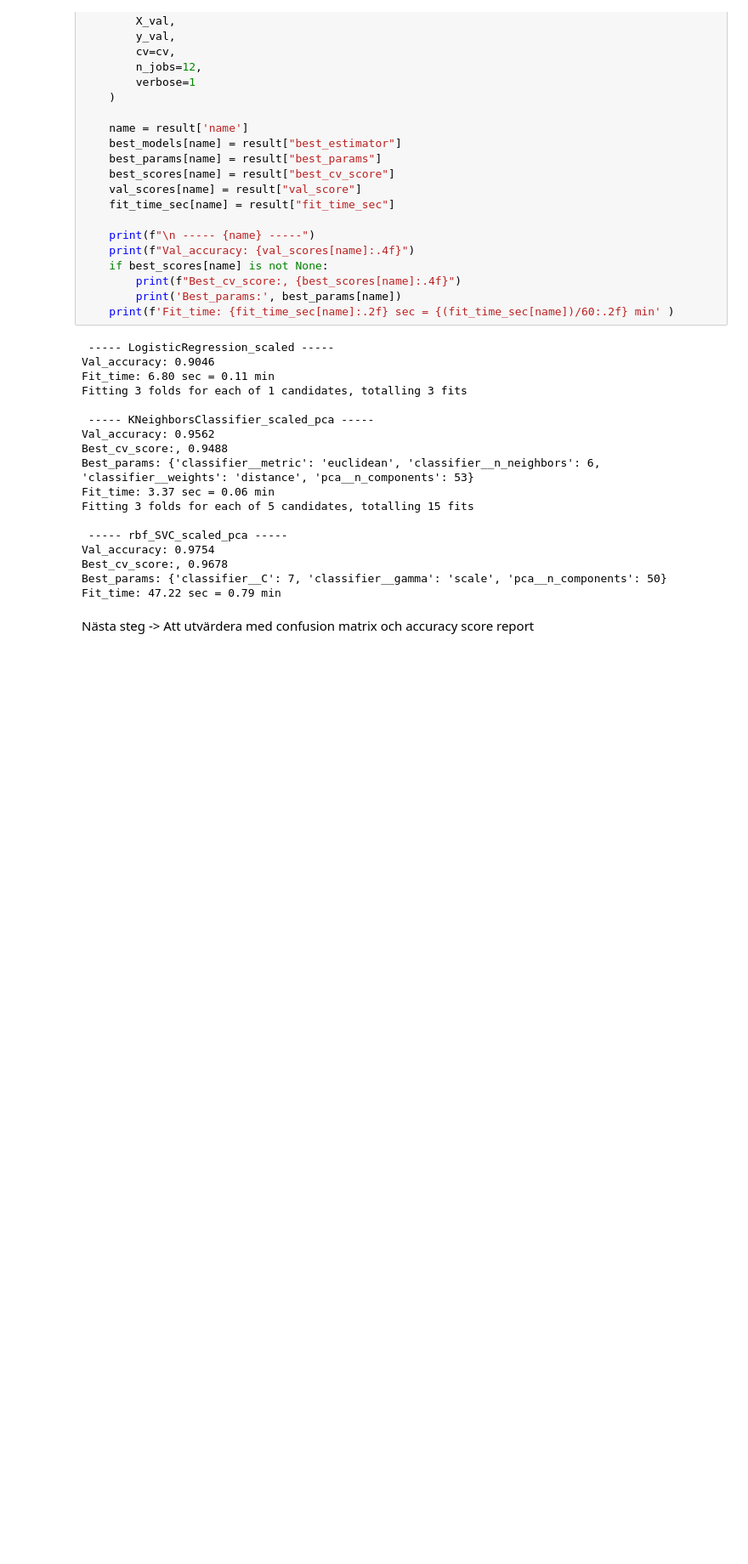
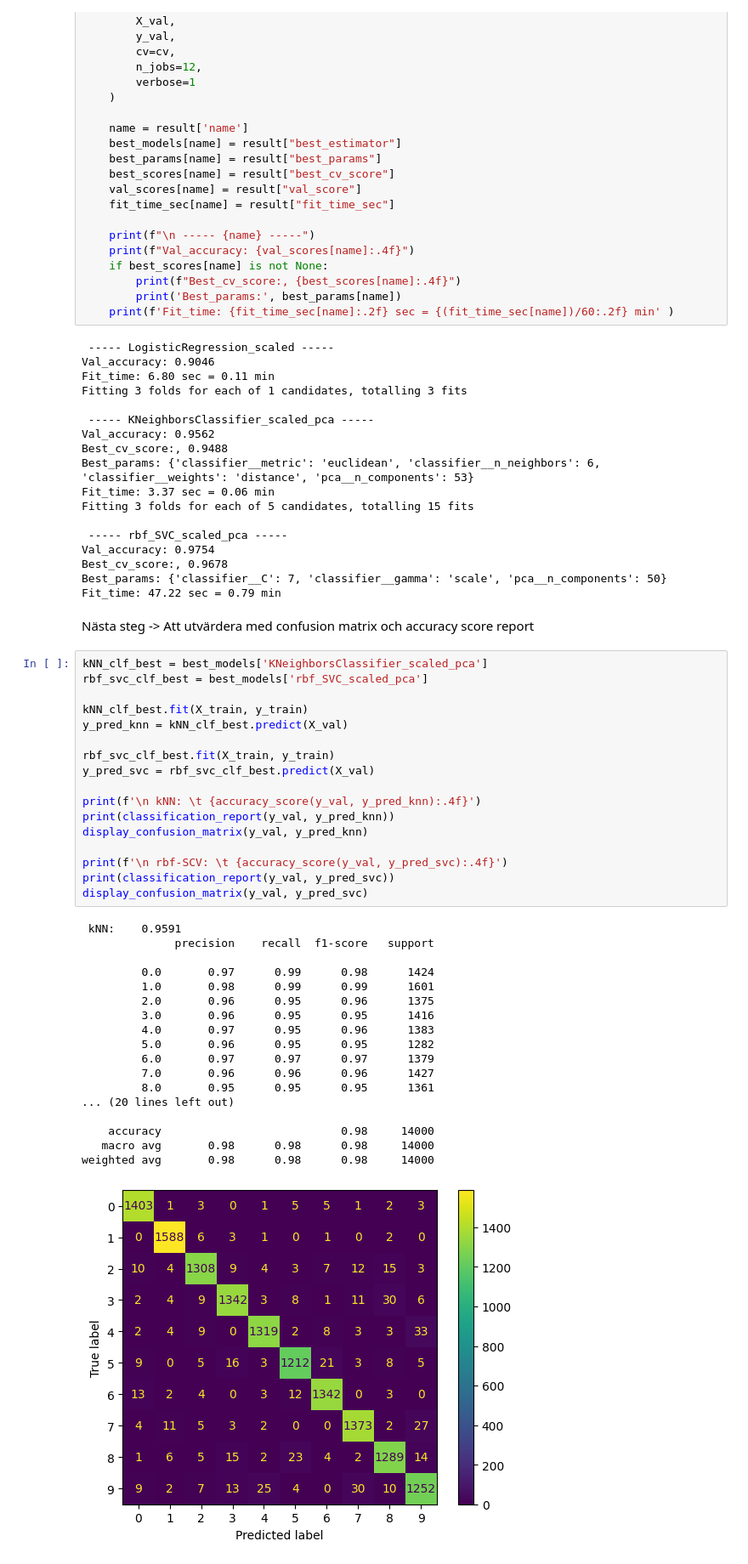
Before and after one commit to Myten88/Machine_Learning, a Jupyter notebook: model_selection_mytistelberg.ipynb, the cells around one changed output. Shown at 85% size. Cells and saved outputs as stored; diff of their text form; blank space fills up the shorter version.

Commit message:
Har utvärderat de sista modellerna och valt SVC

```diff
--- a/model_selection_mytistelberg.ipynb
+++ b/model_selection_mytistelberg.ipynb
@@ -991,3 +991,39 @@ Best_params: {'classifier__C': 7, 'classifier__gamma': 'scale', 'pca__n_componen
 Fit_time: 47.22 sec = 0.79 min
 # %% [markdown]
 Nästa steg -> Att utvärdera med confusion matrix och accuracy score report
+# %%
+kNN_clf_best = best_models['KNeighborsClassifier_scaled_pca']
+rbf_svc_clf_best = best_models['rbf_SVC_scaled_pca']
+
+kNN_clf_best.fit(X_train, y_train)
+y_pred_knn = kNN_clf_best.predict(X_val)
+
+rbf_svc_clf_best.fit(X_train, y_train)
+y_pred_svc = rbf_svc_clf_best.predict(X_val)
+
+print(f'\n kNN: \t {accuracy_score(y_val, y_pred_knn):.4f}')
+print(classification_report(y_val, y_pred_knn))
+display_confusion_matrix(y_val, y_pred_knn)
+
+print(f'\n rbf-SCV: \t {accuracy_score(y_val, y_pred_svc):.4f}')
+print(classification_report(y_val, y_pred_svc))
+display_confusion_matrix(y_val, y_pred_svc)
+# %% [output]
+ kNN:    0.9591
+              precision    recall  f1-score   support
+
+         0.0       0.97      0.99      0.98      1424
+         1.0       0.98      0.99      0.99      1601
+         2.0       0.96      0.95      0.96      1375
+         3.0       0.96      0.95      0.95      1416
+         4.0       0.97      0.95      0.96      1383
+         5.0       0.96      0.95      0.95      1282
+         6.0       0.97      0.97      0.97      1379
+         7.0       0.96      0.96      0.96      1427
+         8.0       0.95      0.95      0.95      1361
+... (20 lines left out)
+
+    accuracy                           0.98     14000
+   macro avg       0.98      0.98      0.98     14000
+weighted avg       0.98      0.98      0.98     14000
+[figure, added]
```
Also changed, not shown: parts of 5 cells of this notebook.
